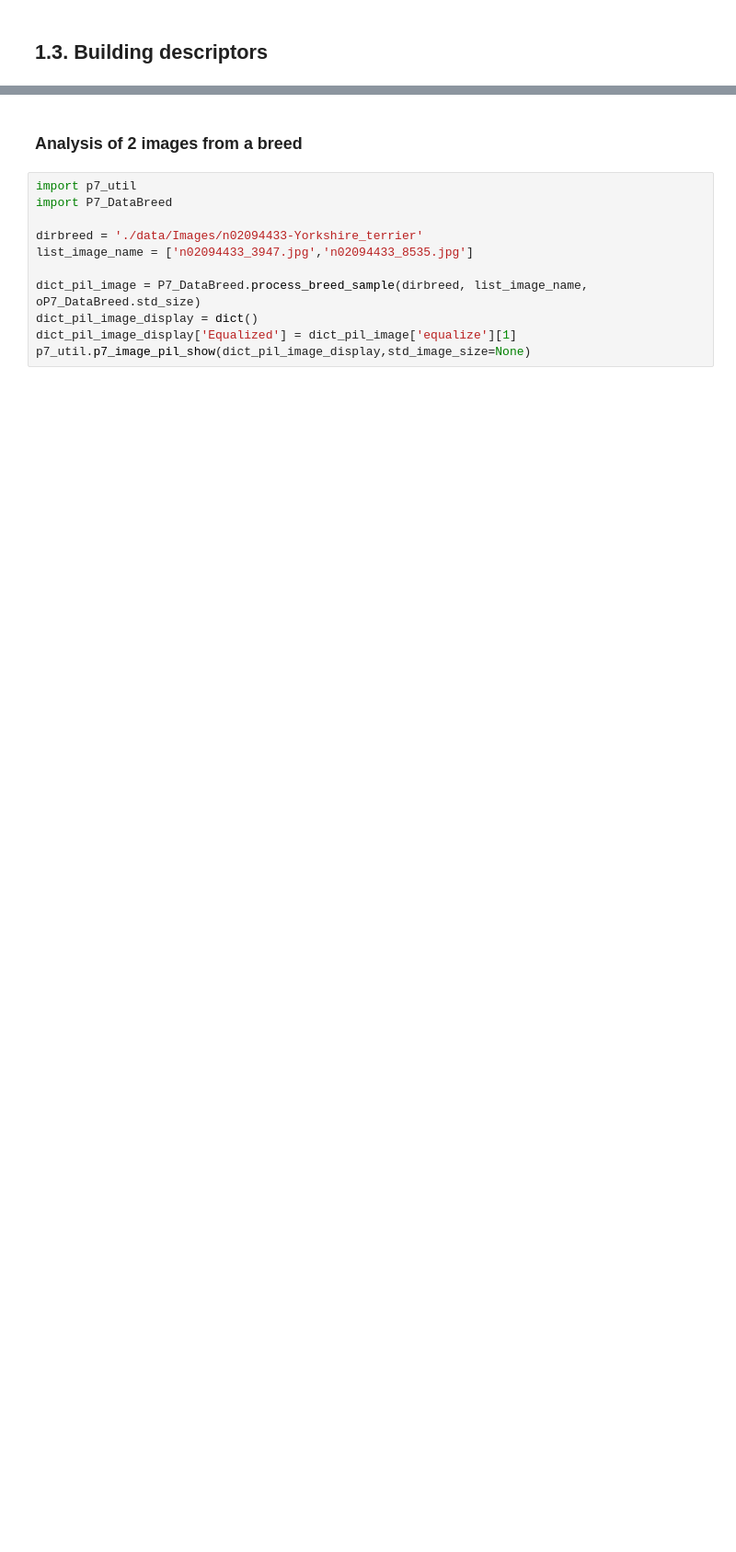
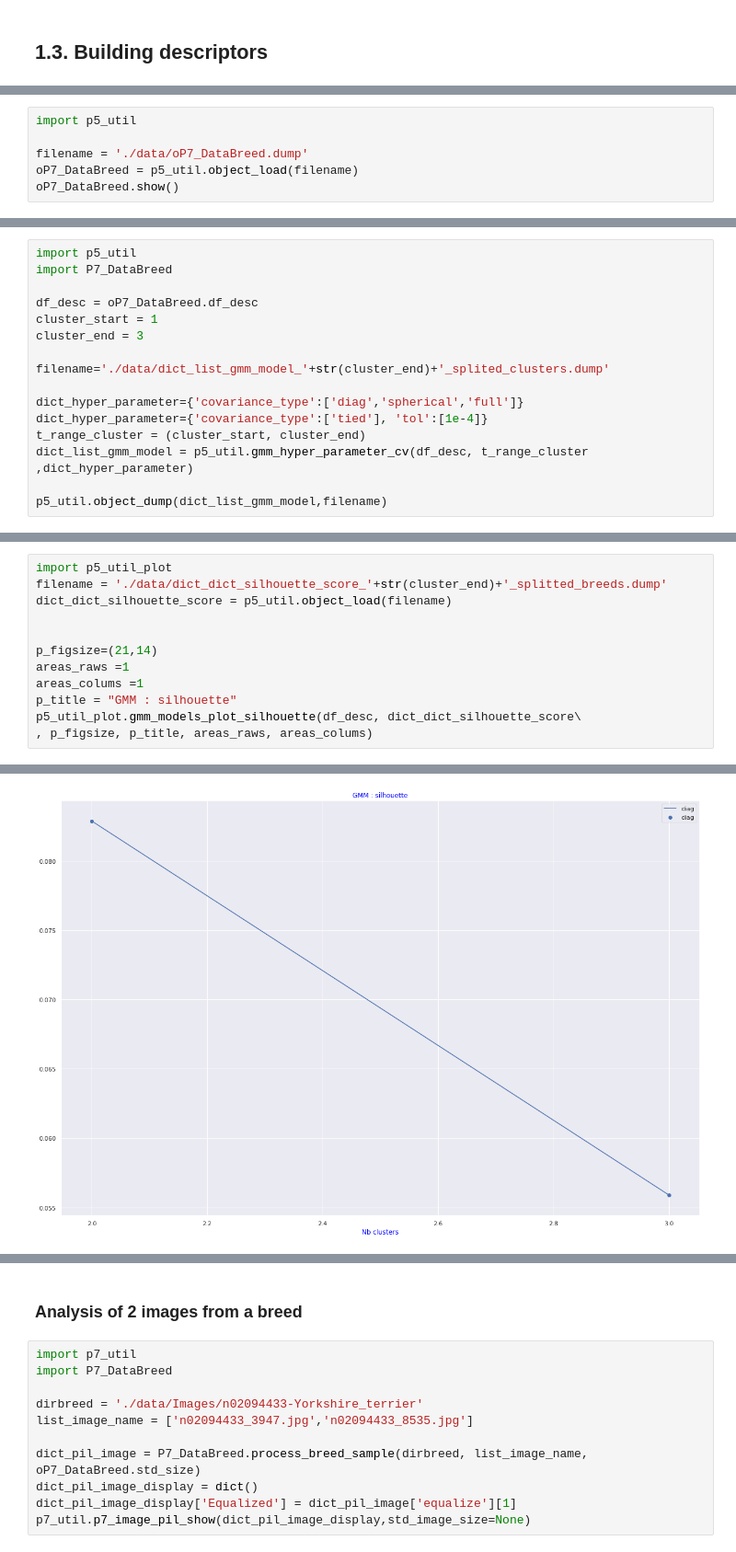
Before and after one commit to dataforcast/OC_Datascientist, a Jupyter notebook: P7/P7_ClusteringDescriptors.ipynb, the cells around one changed output, grey strips where cells are left out. Shown at 92% size. Cells and saved outputs as stored; diff of their text form; blank space fills up the shorter version.

```diff
--- a/P7/P7_ClusteringDescriptors.ipynb
+++ b/P7/P7_ClusteringDescriptors.ipynb
@@ -432,0 +292,6 @@ Supported classifiers ......... : []
+# %%
+import p5_util
+
+filename = './data/oP7_DataBreed.dump'
+oP7_DataBreed = p5_util.object_load(filename)
+oP7_DataBreed.show()
@@ -432,0 +320,16 @@ Supported classifiers ......... : []
+# %%
+import p5_util
+import P7_DataBreed
+
+df_desc = oP7_DataBreed.df_desc
+cluster_start = 1
+cluster_end = 3
+
+filename='./data/dict_list_gmm_model_'+str(cluster_end)+'_splited_clusters.dump'
+
+dict_hyper_parameter={'covariance_type':['diag','spherical','full']}
+dict_hyper_parameter={'covariance_type':['tied'], 'tol':[1e-4]}
+t_range_cluster = (cluster_start, cluster_end)
+dict_list_gmm_model = p5_util.gmm_hyper_parameter_cv(df_desc, t_range_cluster ,dict_hyper_parameter)
+
+p5_util.object_dump(dict_list_gmm_model,filename)
@@ -432,0 +379,13 @@ Supported classifiers ......... : []
+# %%
+import p5_util_plot
+filename = './data/dict_dict_silhouette_score_'+str(cluster_end)+'_splitted_breeds.dump'
+dict_dict_silhouette_score = p5_util.object_load(filename)
+
+
+p_figsize=(21,14)
+areas_raws =1
+areas_colums =1
+p_title = "GMM : silhouette"
+p5_util_plot.gmm_models_plot_silhouette(df_desc, dict_dict_silhouette_score\
+, p_figsize, p_title, areas_raws, areas_colums)
+# %% [output]
@@ -432,0 +393 @@ Supported classifiers ......... : []
+[figure, added]
```
Also changed, not shown: parts of 199 cells of this notebook, 7 other files.
